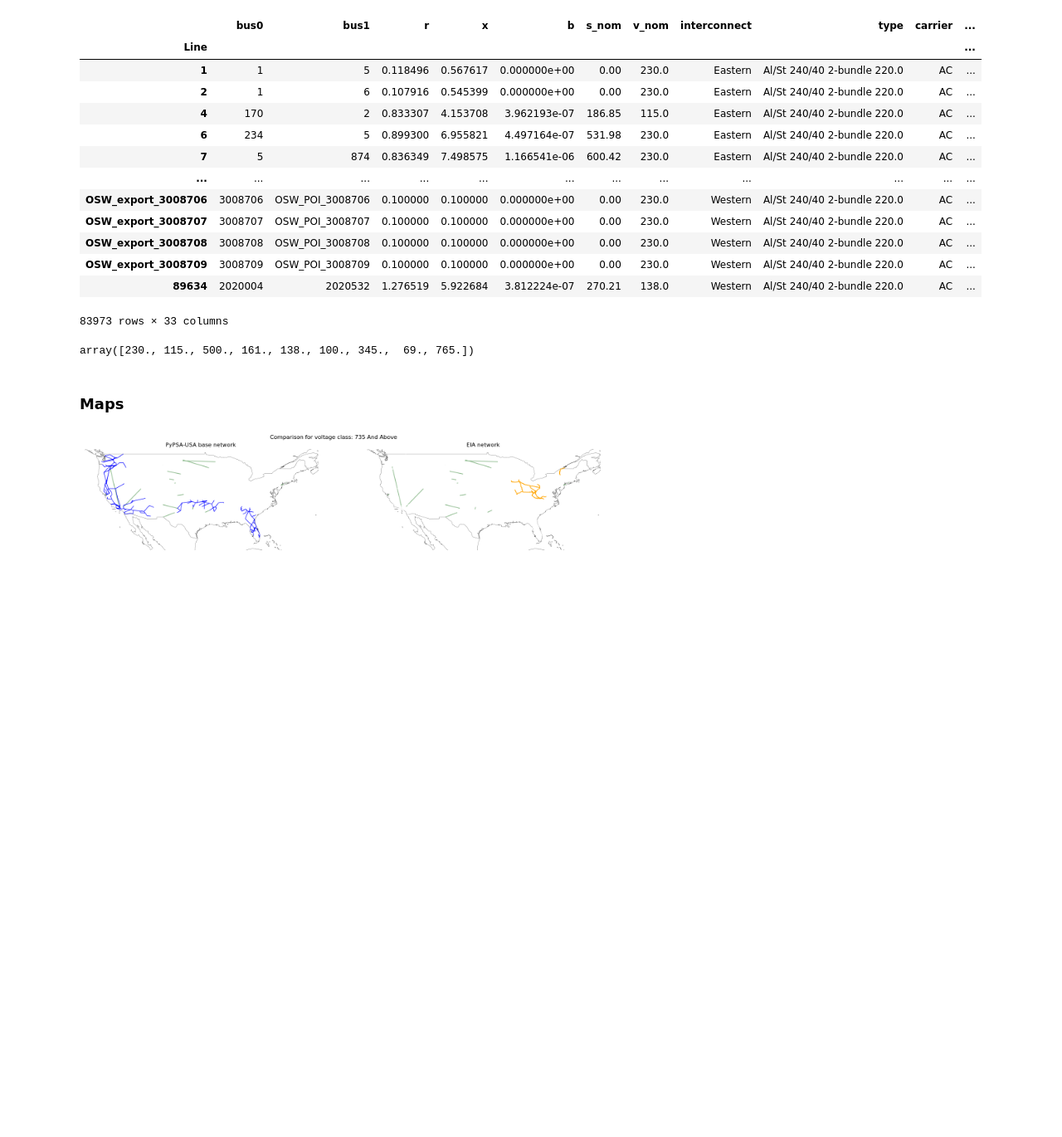
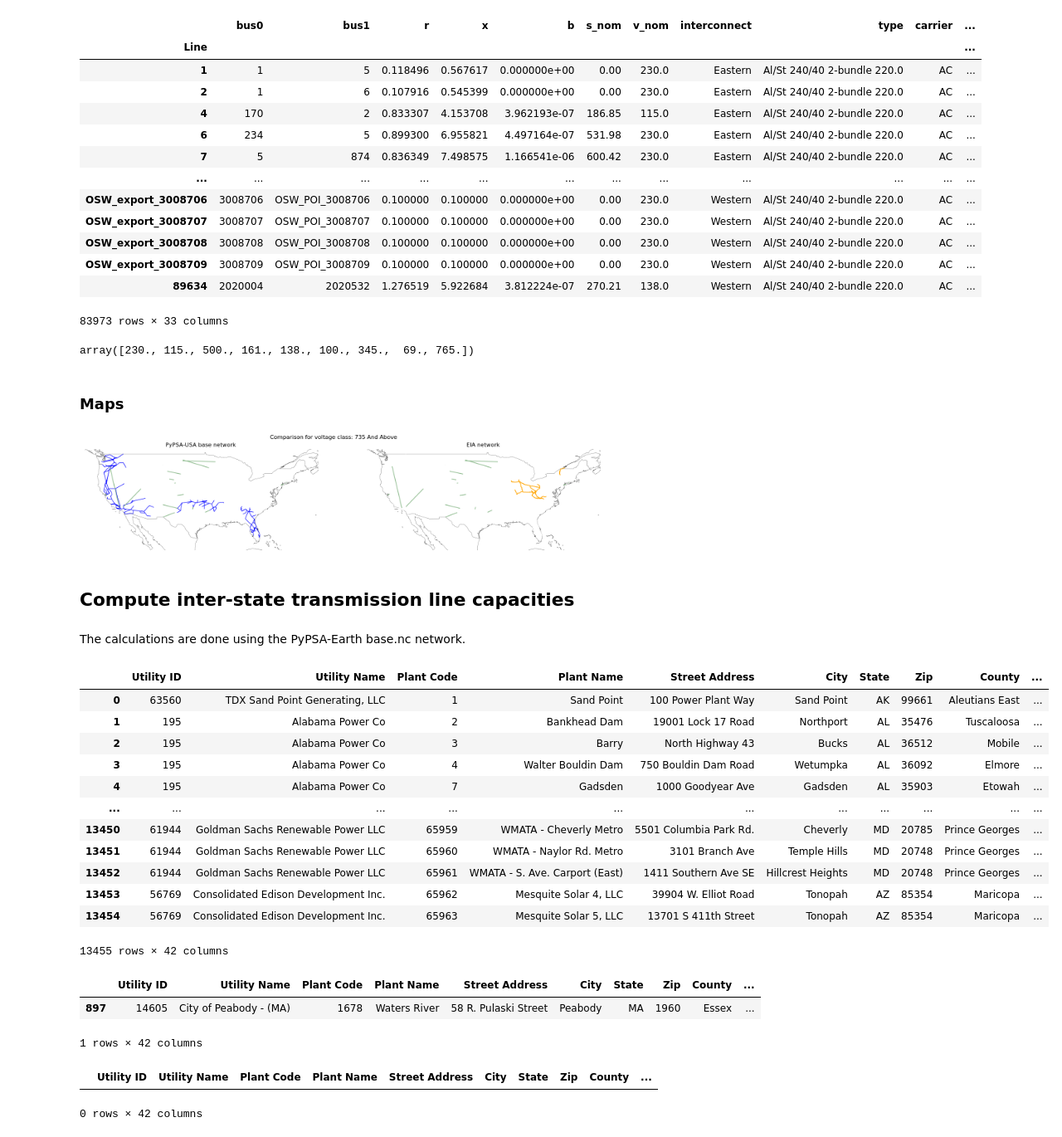
Before and after one commit to open-energy-transition/geothermal-modelling, a Jupyter notebook: analysis/notebooks/network_comparison.ipynb, the cells around one changed output. Shown: that part at 83% size. Saved outputs shown, nothing was run; the diff lists cells and outputs as text; code cells hidden in the pictures; blank space fills up the shorter version.

```diff
--- a/analysis/notebooks/network_comparison.ipynb
+++ b/analysis/notebooks/network_comparison.ipynb
@@ -297,3 +296,35 @@ ax2.title.set_text("EIA network")
 [figure]
 # %%
 fig.savefig("network_comparison_pusa_for_voltage_class_{}.png".format(str(selected_voltage_class_usa)))
+# %% [markdown]
+## Compute inter-state transmission line capacities
+# %% [markdown]
+The calculations are done using the PyPSA-Earth base.nc network.
+# %%
+eia_plants = pd.read_excel(pathlib.Path(base_path, "geothermal-modelling/analysis/data/EIA generators/eia8602021/2___Plant_Y2021.xlsx"), header=1)
+eia_plants
+# %% [output]
+|  | Utility ID | Utility Name | Plant Code | Plant Name | Street Address | City | State | Zip | County | ... |
+| 0 | 63560 | TDX Sand Point Generating, LLC | 1 | Sand Point | 100 Power Plant Way | Sand Point | AK | 99661 | Aleutians East | ... |
+| 1 | 195 | Alabama Power Co | 2 | Bankhead Dam | 19001 Lock 17 Road | Northport | AL | 35476 | Tuscaloosa | ... |
+| 2 | 195 | Alabama Power Co | 3 | Barry | North Highway 43 | Bucks | AL | 36512 | Mobile | ... |
+| 3 | 195 | Alabama Power Co | 4 | Walter Bouldin Dam | 750 Bouldin Dam Road | Wetumpka | AL | 36092 | Elmore | ... |
+| 4 | 195 | Alabama Power Co | 7 | Gadsden | 1000 Goodyear Ave | Gadsden | AL | 35903 | Etowah | ... |
+| ... | ... | ... | ... | ... | ... | ... | ... | ... | ... | ... |
+| 13450 | 61944 | Goldman Sachs Renewable Power LLC | 65959 | WMATA - Cheverly Metro | 5501 Columbia Park Rd. | Cheverly | MD | 20785 | Prince Georges | ... |
+| 13451 | 61944 | Goldman Sachs Renewable Power LLC | 65960 | WMATA - Naylor Rd. Metro | 3101 Branch Ave | Temple Hills | MD | 20748 | Prince Georges | ... |
+| 13452 | 61944 | Goldman Sachs Renewable Power LLC | 65961 | WMATA - S. Ave. Carport (East) | 1411 Southern Ave SE | Hillcrest Heights | MD | 20748 | Prince Georges | ... |
+| 13453 | 56769 | Consolidated Edison Development Inc. | 65962 | Mesquite Solar 4, LLC | 39904 W. Elliot Road | Tonopah | AZ | 85354 | Maricopa | ... |
+| 13454 | 56769 | Consolidated Edison Development Inc. | 65963 | Mesquite Solar 5, LLC | 13701 S 411th Street | Tonopah | AZ | 85354 | Maricopa | ... |
+13455 rows × 42 columns
+# %%
+eia_plants[eia_plants["Plant Name"] == "Waters River"]
+# %% [output]
+|  | Utility ID | Utility Name | Plant Code | Plant Name | Street Address | City | State | Zip | County | ... |
+| 897 | 14605 | City of Peabody - (MA) | 1678 | Waters River | 58 R. Pulaski Street | Peabody | MA | 1960 | Essex | ... |
+1 rows × 42 columns
+# %%
+eia_plants[eia_plants["Plant Name"] == "Tap136228"]
+# %% [output]
+|  | Utility ID | Utility Name | Plant Code | Plant Name | Street Address | City | State | Zip | County | ... |
+0 rows × 42 columns
```
Also changed, not shown: parts of 2 cells of this notebook.
